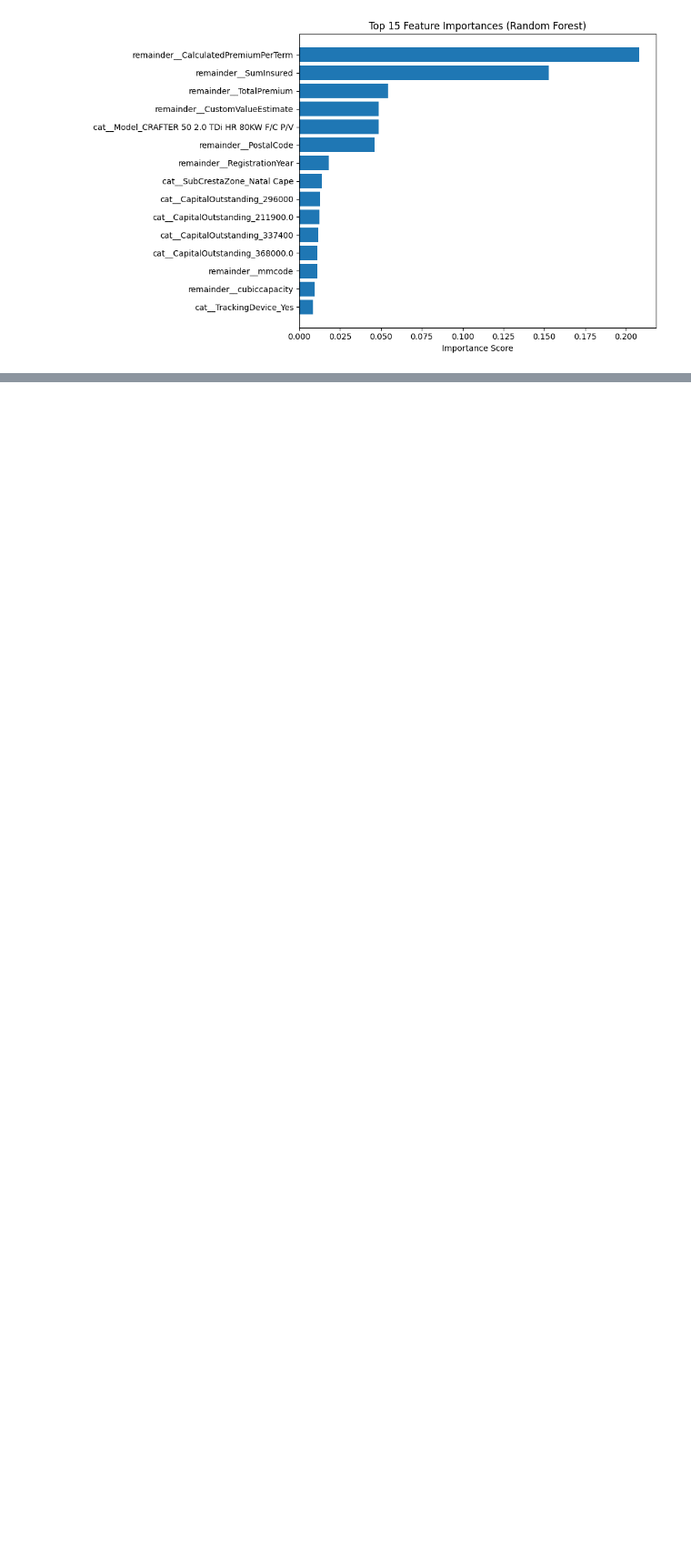
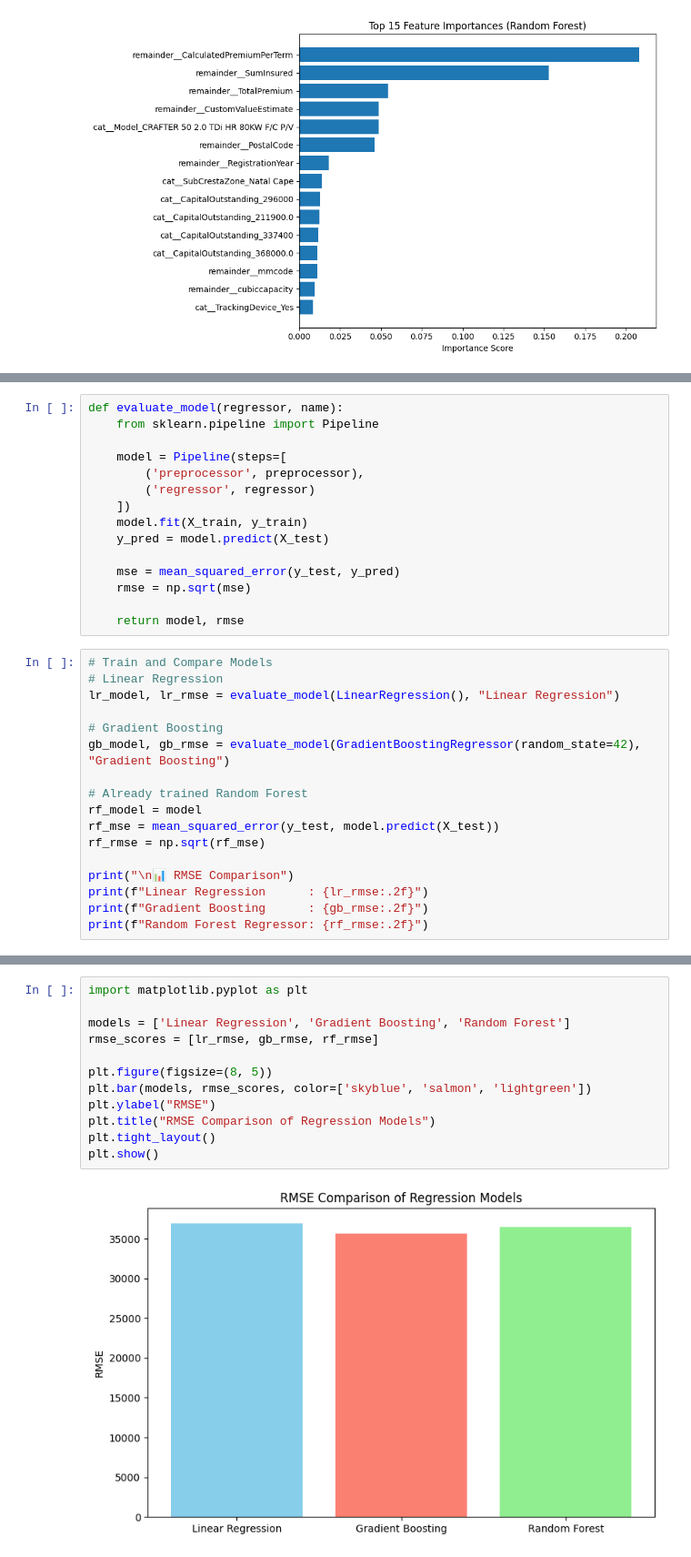
Before and after one commit to BetselotYitagesu/Insurance_Risk_Analytics_Predictive, a Jupyter notebook: notebooks/task-4-modeling.ipynb, the cells around one changed output, grey strips where cells are left out. Shown at 91% size. Drawn from its saved outputs; the diff is of its cells as text; blank space fills up the shorter version.

Commit message:
Task 4: Predictive Modeling using RF, GB, Linear Regression + RMSE comparison + model save

```diff
--- a/notebooks/task-4-modeling.ipynb
+++ b/notebooks/task-4-modeling.ipynb
@@ -124,0 +133,32 @@ plt.show()
+# %%
+def evaluate_model(regressor, name):
+    from sklearn.pipeline import Pipeline
+
+    model = Pipeline(steps=[
+        ('preprocessor', preprocessor),
+        ('regressor', regressor)
+    ])
+    model.fit(X_train, y_train)
+    y_pred = model.predict(X_test)
+
+    mse = mean_squared_error(y_test, y_pred)
+    rmse = np.sqrt(mse)
+
+    return model, rmse
+# %%
+# Train and Compare Models
+# Linear Regression
+lr_model, lr_rmse = evaluate_model(LinearRegression(), "Linear Regression")
+
+# Gradient Boosting
+gb_model, gb_rmse = evaluate_model(GradientBoostingRegressor(random_state=42), "Gradient Boosting")
+
+# Already trained Random Forest
+rf_model = model
+rf_mse = mean_squared_error(y_test, model.predict(X_test))
+rf_rmse = np.sqrt(rf_mse)
+
+print("\n📊 RMSE Comparison")
+print(f"Linear Regression      : {lr_rmse:.2f}")
+print(f"Gradient Boosting      : {gb_rmse:.2f}")
+print(f"Random Forest Regressor: {rf_rmse:.2f}")
@@ -124,0 +178,14 @@ plt.show()
+# %%
+import matplotlib.pyplot as plt
+
+models = ['Linear Regression', 'Gradient Boosting', 'Random Forest']
+rmse_scores = [lr_rmse, gb_rmse, rf_rmse]
+
+plt.figure(figsize=(8, 5))
+plt.bar(models, rmse_scores, color=['skyblue', 'salmon', 'lightgreen'])
+plt.ylabel("RMSE")
+plt.title("RMSE Comparison of Regression Models")
+plt.tight_layout()
+plt.show()
+# %% [output]
+[figure, added]
```
Also changed, not shown: parts of 4 cells of this notebook, 1 other file.
